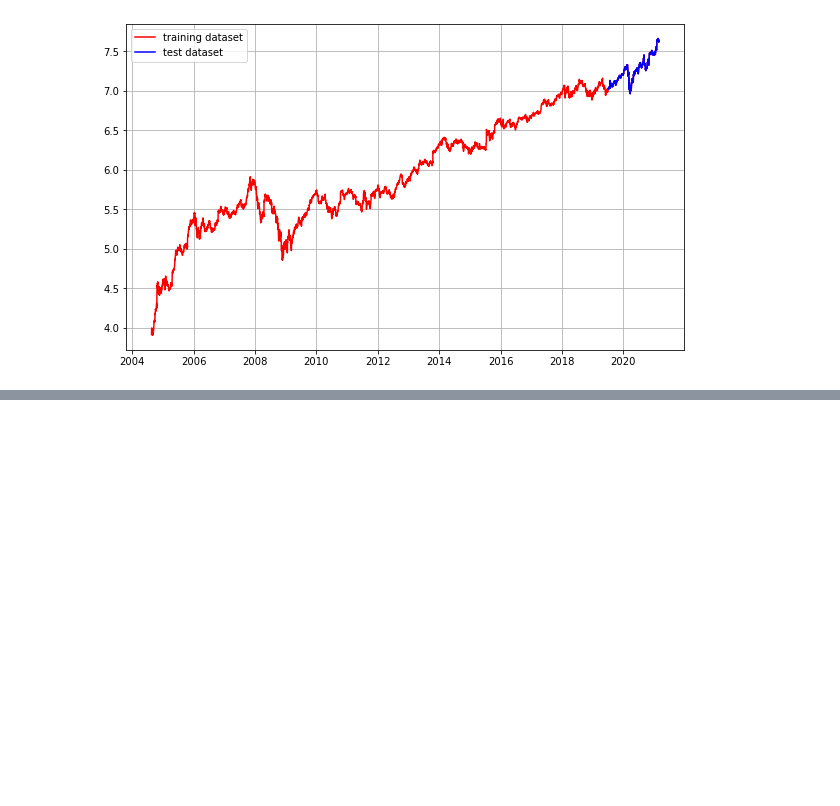
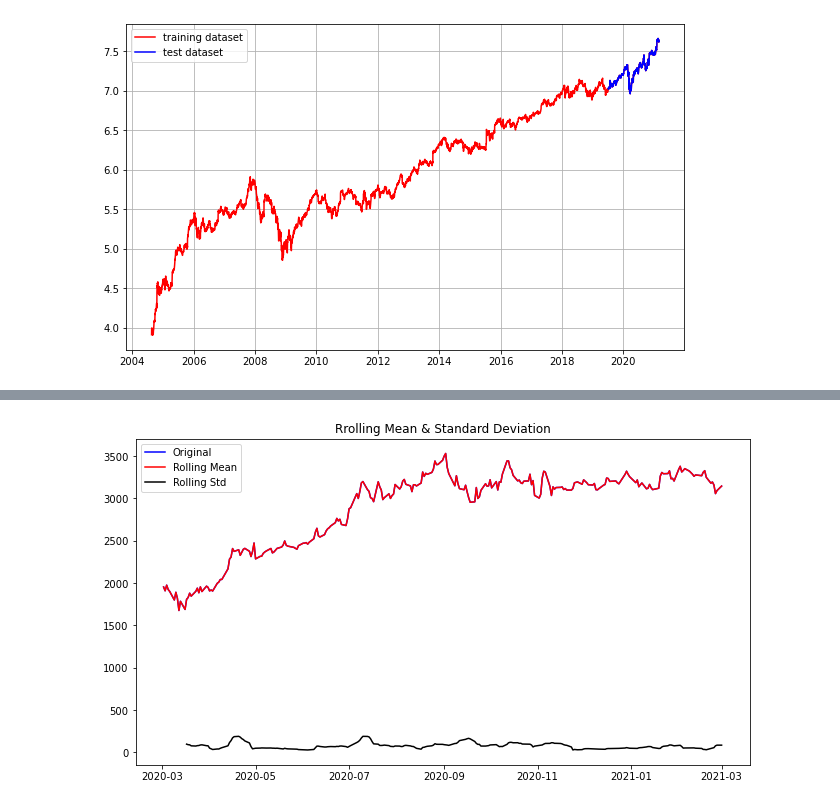
Before and after one commit to Ethan0625/I_need_more_time, a Jupyter notebook: Project/13.Stock_Prediction/Stock_Prediction.ipynb, the cells around one changed output, grey strips where cells are left out. Saved outputs shown, nothing was run; the diff lists cells and outputs as text; code cells hidden in the pictures; blank space fills up the shorter version.

```diff
--- a/Project/13.Stock_Prediction/Stock_Prediction.ipynb
+++ b/Project/13.Stock_Prediction/Stock_Prediction.ipynb
@@ -692,0 +719,4 @@ MAPE: 8.47%
+# %%
+plot_rolling_statistics(amz_ts, window=12)
+# %% [output]
+[figure, added]
```
Also changed, not shown: parts of 23 cells of this notebook.
